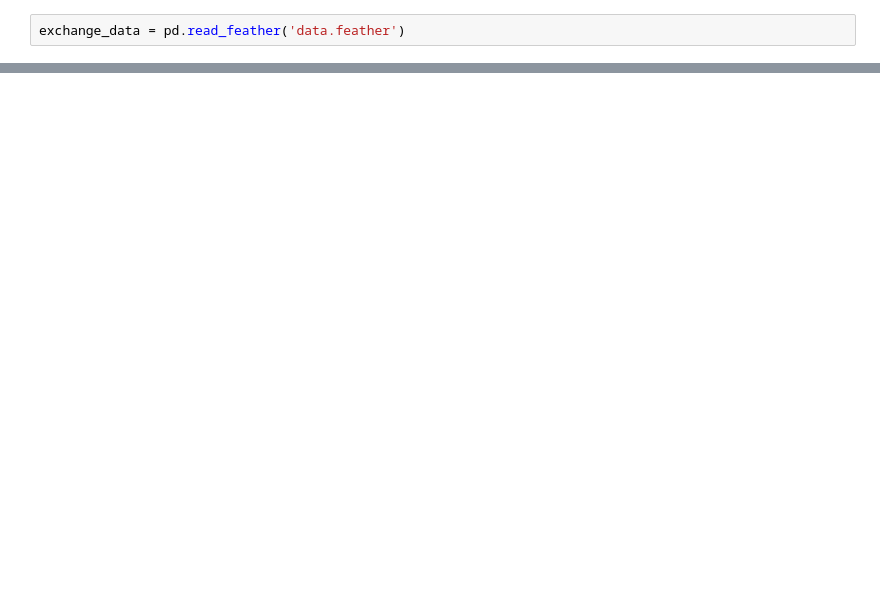
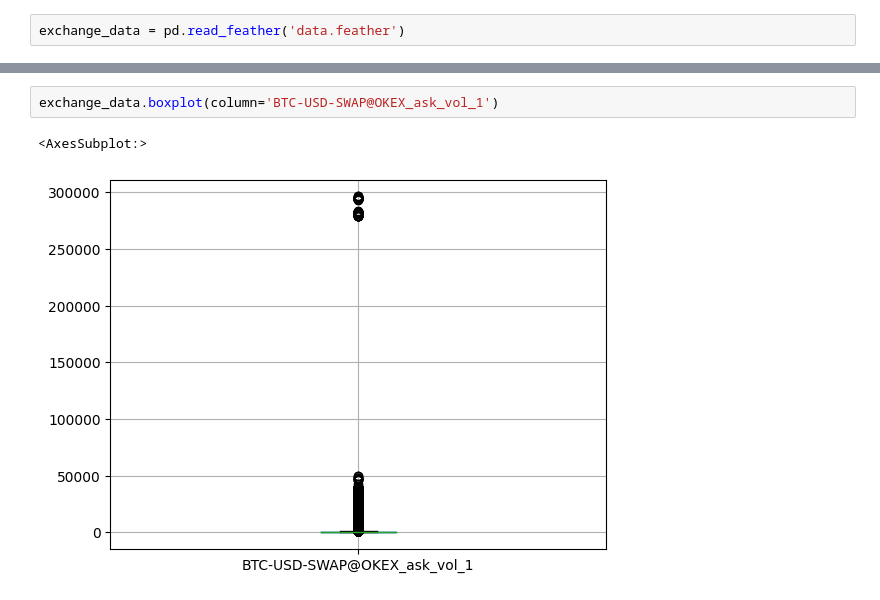
Before and after one commit to varsey/py-sql-test-case, a Jupyter notebook: main.ipynb, the cells around one changed output, grey strips where cells are left out. Cells and saved outputs as stored; diff of their text form; blank space fills up the shorter version.

```diff
--- a/main.ipynb
+++ b/main.ipynb
@@ -39,0 +82,5 @@ quantile 0.75 - 578.0
+# %%
+exchange_data.boxplot(column='BTC-USD-SWAP@OKEX_ask_vol_1')
+# %% [output]
+<AxesSubplot:>
+[figure, added]
```
Also changed, not shown: parts of 9 cells of this notebook, 1 other file.
